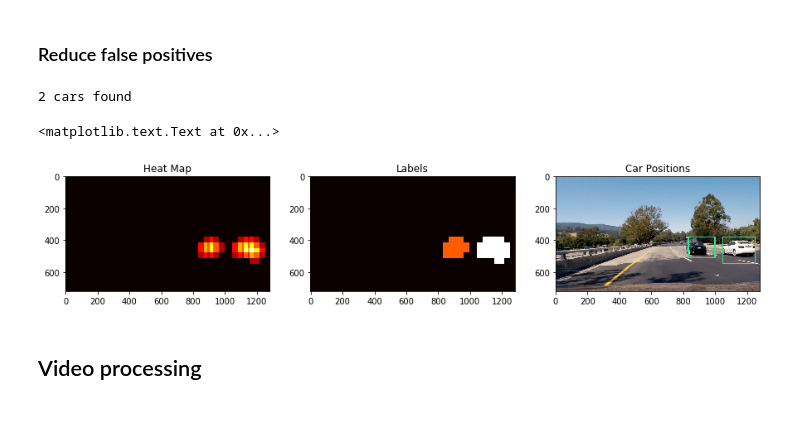
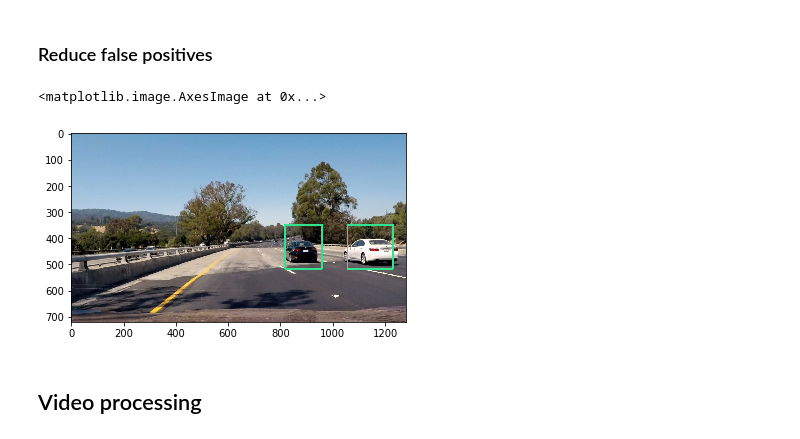
Before and after one commit to r0busta/CarND-Vehicle-Detection, a Jupyter notebook: project.ipynb, the cells around one changed output. Saved outputs shown, nothing was run; the diff lists cells and outputs as text; code cells hidden in the pictures.

```diff
--- a/project.ipynb
+++ b/project.ipynb
@@ -55,7 +55,7 @@ orient = 9  # HOG orientations
 pix_per_cell = 12 # HOG pixels per cell
 cell_per_block = 4 # HOG cells per block
 hog_channel = "ALL" # Can be 0, 1, 2, or "ALL"
-hist_bins = 128 # Number of histogram bins
+hist_bins = 230 # Number of histogram bins
 hist_feat = True # Histogram features on or off
 hog_feat = True # HOG features on or off
 # %% [markdown]
@@ -332,69 +343,75 @@ def add_heat(heatmap, bbox_list):
 
     # Return updated heatmap
     return heatmap
 
 
 def apply_threshold(heatmap, threshold):
     # Zero out pixels below the threshold
     heatmap[heatmap <= threshold] = 0
     # Return thresholded map
     return heatmap
 
 
 def draw_labeled_bboxes(img, labels):
-    final_boxes = []
     # Iterate through all detected cars
     for car_number in range(1, labels[1]+1):
         # Find pixels with each car_number label value
         nonzero = (labels[0] == car_number).nonzero()
         # Identify x and y values of those pixels
         nonzeroy = np.array(nonzero[0])
         nonzerox = np.array(nonzero[1])
         # Define a bounding box based on min/max x and y
         bbox = ((np.min(nonzerox), np.min(nonzeroy)), (np.max(nonzerox), np.max(nonzeroy)))
-        final_boxes.append( bbox )
         # Draw the box on the image
         cv2.rectangle(img, bbox[0], bbox[1], (47,227,145), 6)
     # Return the image
-    return img, final_boxes
+    return img
 
 
-# Read in the image
+def get_labels(image, boxes, threshold=1):
+    # Add heat to each box in box list
+    heat = np.zeros_like(image[:,:,0]).astype(np.float)
+    heat = add_heat(heat, boxes)
+
+    # Apply threshold to help remove false positives
+    heat = apply_threshold(heat, threshold)
+
+    # Visualize the heatmap when displaying
+    heatmap_res = np.clip(heat, 0, 255)
+
+    # Find final boxes from heatmap using label function
+    return label(heatmap_res)
+
+
+def get_labels_mul(image, boxes_list, threshold=1):
+    heat = np.zeros_like(image[:,:,0]).astype(np.float)
+    for boxes in boxes_list:
+        heat = add_heat(heat, boxes)
+
+    heat = apply_threshold(heat, threshold)
+    heatmap_res = np.clip(heat, 0, 255)
+
+    return label(heatmap_res)
+
+def find_cars(image):
+    boxes_1 = search_cars(image, y_start_stop[0], y_start_stop[1], 1.5,
+                          svc, X_scaler, color_space,
+                          orient, pix_per_cell, cell_per_block, hist_bins)
+    boxes_2 = search_cars(image, y_start_stop[0], y_start_stop[1], 2,
+                          svc, X_scaler, color_space,
+                          orient, pix_per_cell, cell_per_block, hist_bins)
+
+    labels = get_labels(image, boxes_1 + boxes_2, 1)
+    out_img = draw_labeled_bboxes(np.copy(image), labels)
+
+    return out_img
+
 image = mpimg.imread('test_images/test4.jpg')
-out_img, box_list = find_cars(image, y_start_stop[0], y_start_stop[1], 1.5,
-                              svc, X_scaler, color_space,
-                              orient, pix_per_cell, cell_per_block, hist_bins)
-
-# Add heat to each box in box list
-heat = np.zeros_like(image[:,:,0]).astype(np.float)
-heat = add_heat(heat, box_list)
-
-# Apply threshold to help remove false positives
-heat = apply_threshold(heat, 1)
-
-# Visualize the heatmap when displaying
-heatmap_res = np.clip(heat, 0, 255)
-
-# Find final boxes from heatmap using label function
-labels = label(heatmap_res)
-res_img, fb = draw_labeled_bboxes(np.copy(image), labels)
-
-print('{} cars found'.format(labels[1]))
-
-fig = plt.figure(figsize=(15,15))
-plt.subplot(131)
-plt.imshow(heatmap_res, cmap='hot')
-plt.title('Heat Map')
-plt.subplot(132)
-plt.imshow(labels[0], cmap='hot')
-plt.title('Labels')
-plt.subplot(133)
+res_img = find_cars(image)
 plt.imshow(res_img)
-plt.title('Car Positions')
 # %% [output]
-2 cars found
+<matplotlib.image.AxesImage at 0x...>
-<matplotlib.text.Text at 0x...>
-[figure, old version]
+[figure, new version]
 # %% [markdown]
 ## Video processing
 # %%
```
Also changed, not shown: parts of 13 cells of this notebook, 2 other files.
